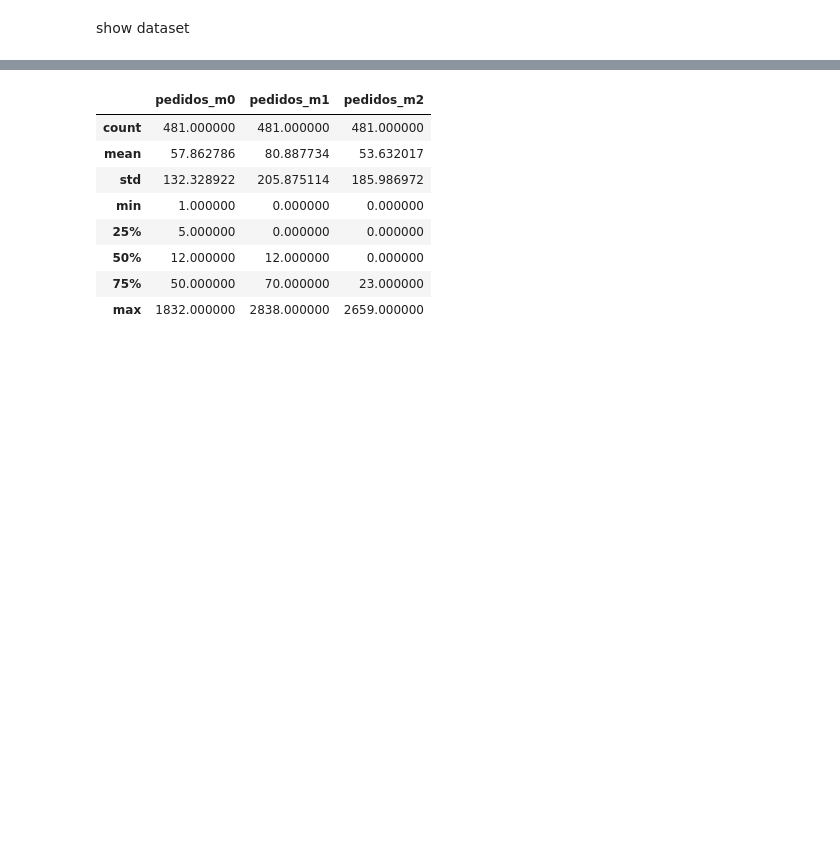
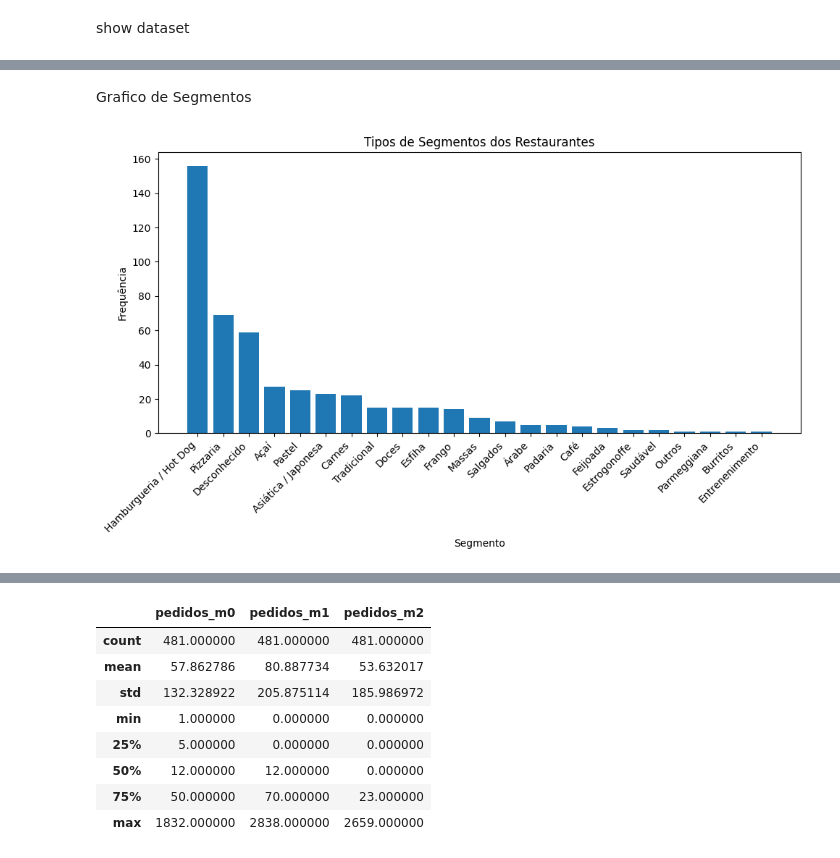
Before and after one commit to canasep/mack_projeto1, a Jupyter notebook: codes/PROJETO_APLICADO_1.ipynb, the cells around one changed output, grey strips where cells are left out. Cells and saved outputs as stored; diff of their text form; code cells hidden in the pictures; blank space fills up the shorter version.

Commit message:
Criação de Tabelas e Gráficos

```diff
--- a/codes/PROJETO_APLICADO_1.ipynb
+++ b/codes/PROJETO_APLICADO_1.ipynb
@@ -42,0 +45,7 @@ df.head()
+# %%
+# show dataset
+df.head()
+
+# Limpagem de dados - tipo segmento restaurante
+df['tipo'] = df['tipo'].replace(['Hamburgueria / Hot Dog', 'Lanches', 'Hamburguer / Hot Dog', 'Hamburguer'], 'Hamburgueria / Hot Dog')
+df['tipo'] = df['tipo'].replace(['Japonesa','Sushi','Asiática / Japonesa'], 'Asiática / Japonesa')
@@ -42,0 +78,20 @@ df.head()
+# %% [markdown]
+Grafico de Segmentos
+# %%
+
+import matplotlib.pyplot as plt
+
+# Contar a frequência de cada tipo de
+tipo_counts = df['tipo'].value_counts()
+
+# Criar o gráfico de barras
+plt.figure(figsize=(10, 6))
+plt.bar(tipo_counts.index, tipo_counts.values)
+plt.xlabel('Segmento')
+plt.ylabel('Frequência')
+plt.title('Tipos de Segmentos dos Restaurantes')
+plt.xticks(rotation=45, ha='right')  # Rotacionar rótulos do eixo x para melhor visualização
+plt.tight_layout()
+plt.show()
+# %% [output]
+[figure, added]
```
Also changed, not shown: parts of 8 cells of this notebook.
